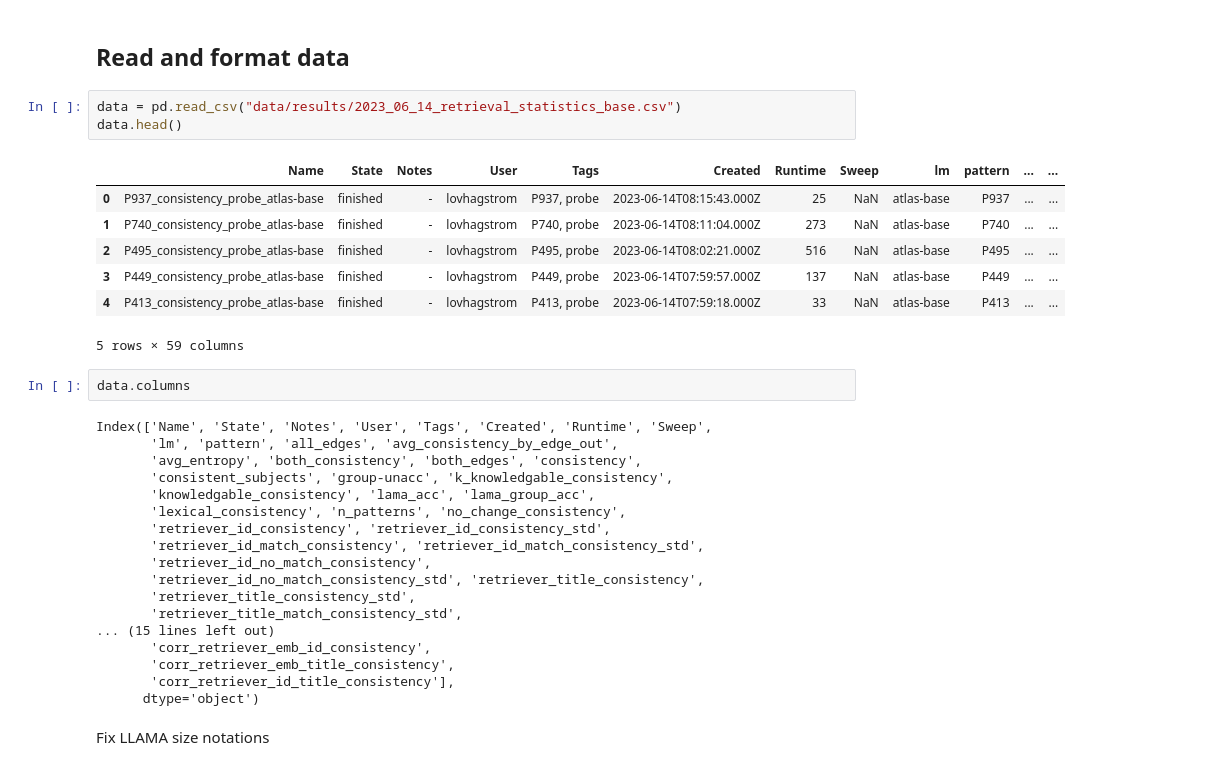
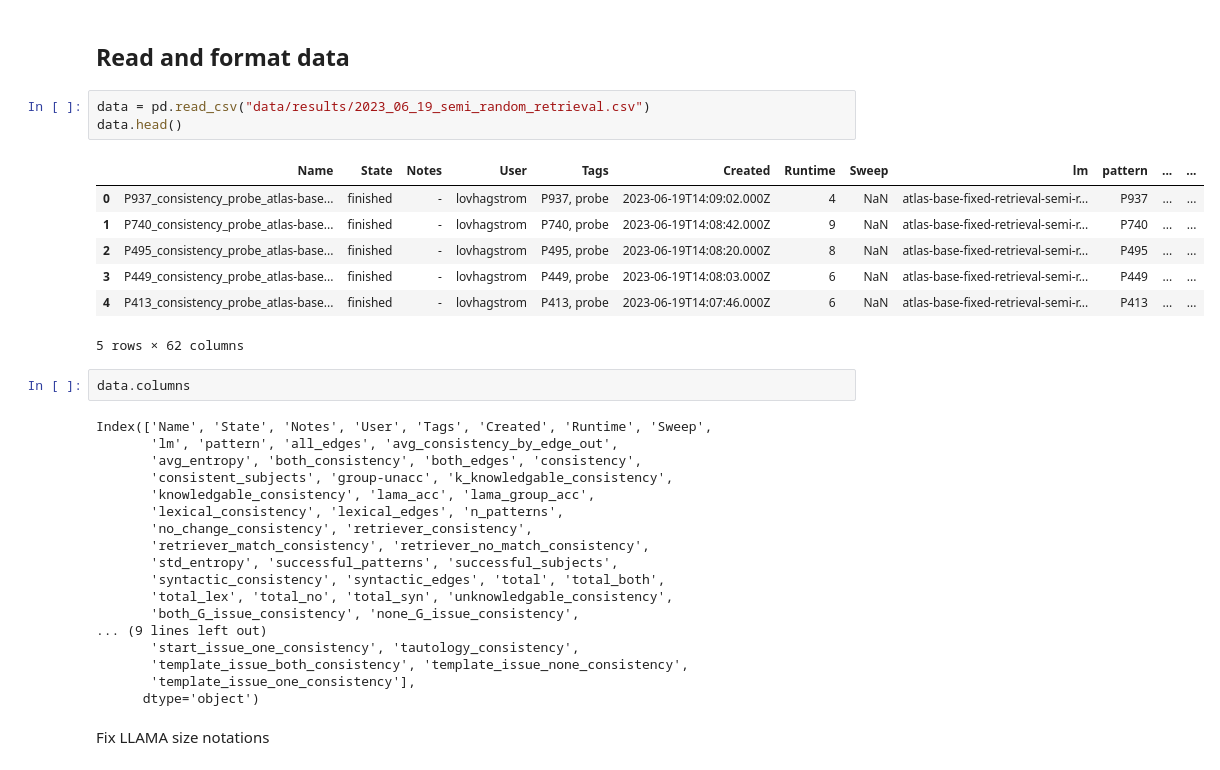
Before and after one commit to killahwhaleX/pararelstar, a Jupyter notebook: generate_result_plots.ipynb, the cells around one changed output. Saved outputs shown, nothing was run; the diff lists cells and outputs as text.

Commit message:
Update Atlas latest results

```diff
--- a/generate_result_plots.ipynb
+++ b/generate_result_plots.ipynb
@@ -87,16 +88,16 @@ relations_options_classification = {"ok": ["P17",
 # %% [markdown]
 ## Read and format data
 # %%
-data = pd.read_csv("data/results/2023_06_14_retrieval_statistics_base.csv")
+data = pd.read_csv("data/results/2023_06_19_semi_random_retrieval.csv")
 data.head()
 # %% [output]
 |  | Name | State | Notes | User | Tags | Created | Runtime | Sweep | lm | pattern | ... | ... |
-| 0 | P937_consistency_probe_atlas-base | finished | - | lovhagstrom | P937, probe | 2023-06-14T08:15:43.000Z | 25 | NaN | atlas-base | P937 | ... | ... |
-| 1 | P740_consistency_probe_atlas-base | finished | - | lovhagstrom | P740, probe | 2023-06-14T08:11:04.000Z | 273 | NaN | atlas-base | P740 | ... | ... |
-| 2 | P495_consistency_probe_atlas-base | finished | - | lovhagstrom | P495, probe | 2023-06-14T08:02:21.000Z | 516 | NaN | atlas-base | P495 | ... | ... |
-| 3 | P449_consistency_probe_atlas-base | finished | - | lovhagstrom | P449, probe | 2023-06-14T07:59:57.000Z | 137 | NaN | atlas-base | P449 | ... | ... |
-| 4 | P413_consistency_probe_atlas-base | finished | - | lovhagstrom | P413, probe | 2023-06-14T07:59:18.000Z | 33 | NaN | atlas-base | P413 | ... | ... |
+| 0 | P937_consistency_probe_atlas-base... | finished | - | lovhagstrom | P937, probe | 2023-06-19T14:09:02.000Z | 4 | NaN | atlas-base-fixed-retrieval-semi-r... | P937 | ... | ... |
+| 1 | P740_consistency_probe_atlas-base... | finished | - | lovhagstrom | P740, probe | 2023-06-19T14:08:42.000Z | 9 | NaN | atlas-base-fixed-retrieval-semi-r... | P740 | ... | ... |
+| 2 | P495_consistency_probe_atlas-base... | finished | - | lovhagstrom | P495, probe | 2023-06-19T14:08:20.000Z | 8 | NaN | atlas-base-fixed-retrieval-semi-r... | P495 | ... | ... |
+| 3 | P449_consistency_probe_atlas-base... | finished | - | lovhagstrom | P449, probe | 2023-06-19T14:08:03.000Z | 6 | NaN | atlas-base-fixed-retrieval-semi-r... | P449 | ... | ... |
+| 4 | P413_consistency_probe_atlas-base... | finished | - | lovhagstrom | P413, probe | 2023-06-19T14:07:46.000Z | 6 | NaN | atlas-base-fixed-retrieval-semi-r... | P413 | ... | ... |
-5 rows × 59 columns
+5 rows × 62 columns
 # %%
 data.columns
 # %% [output]
@@ -105,17 +106,17 @@ Index(['Name', 'State', 'Notes', 'User', 'Tags', 'Created', 'Runtime', 'Sweep',
        'avg_entropy', 'both_consistency', 'both_edges', 'consistency',
        'consistent_subjects', 'group-unacc', 'k_knowledgable_consistency',
        'knowledgable_consistency', 'lama_acc', 'lama_group_acc',
-       'lexical_consistency', 'n_patterns', 'no_change_consistency',
-       'retriever_id_consistency', 'retriever_id_consistency_std',
-       'retriever_id_match_consistency', 'retriever_id_match_consistency_std',
-       'retriever_id_no_match_consistency',
-       'retriever_id_no_match_consistency_std', 'retriever_title_consistency',
-       'retriever_title_consistency_std',
-       'retriever_title_match_consistency_std',
-... (15 lines left out)
-       'corr_retriever_emb_id_consistency',
-       'corr_retriever_emb_title_consistency',
-       'corr_retriever_id_title_consistency'],
+       'lexical_consistency', 'lexical_edges', 'n_patterns',
+       'no_change_consistency', 'retriever_consistency',
+       'retriever_match_consistency', 'retriever_no_match_consistency',
+       'std_entropy', 'successful_patterns', 'successful_subjects',
+       'syntactic_consistency', 'syntactic_edges', 'total', 'total_both',
+       'total_lex', 'total_no', 'total_syn', 'unknowledgable_consistency',
+       'both_G_issue_consistency', 'none_G_issue_consistency',
+... (9 lines left out)
+       'start_issue_one_consistency', 'tautology_consistency',
+       'template_issue_both_consistency', 'template_issue_none_consistency',
+       'template_issue_one_consistency'],
       dtype='object')
 # %% [markdown]
 Fix LLAMA size notations
```
Also changed, not shown: parts of 17 cells of this notebook.
